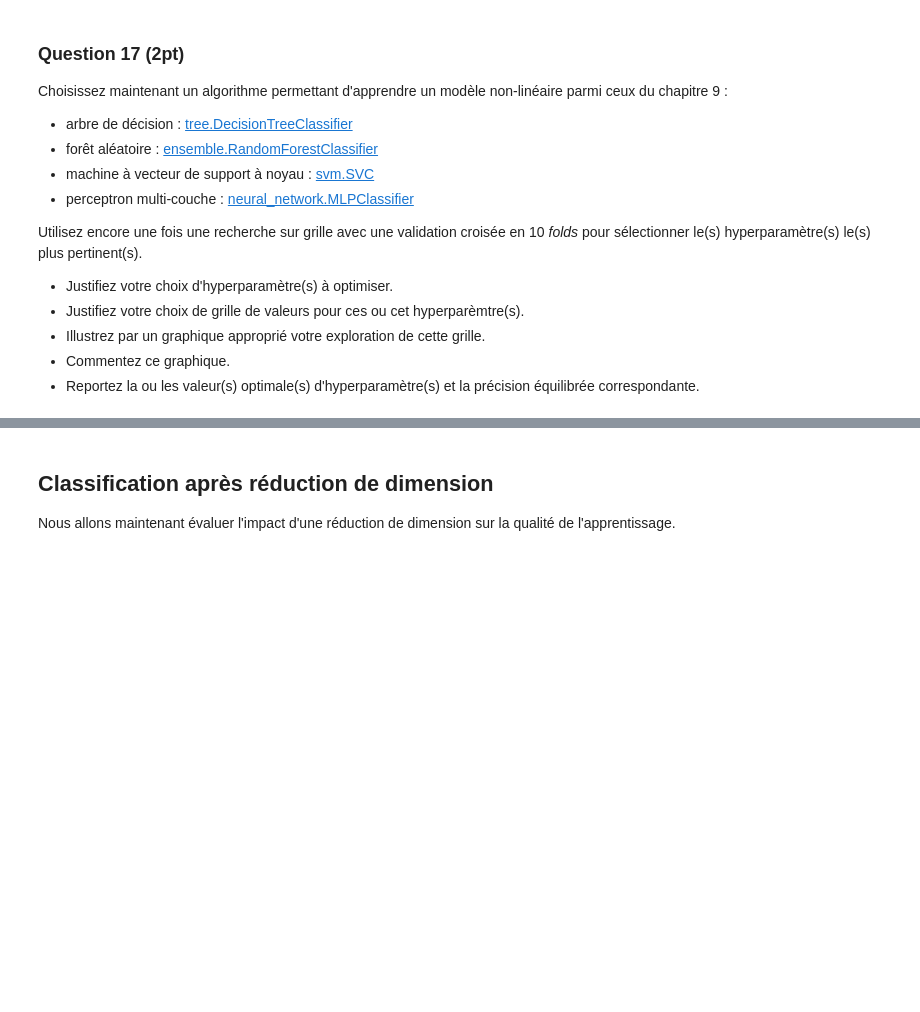
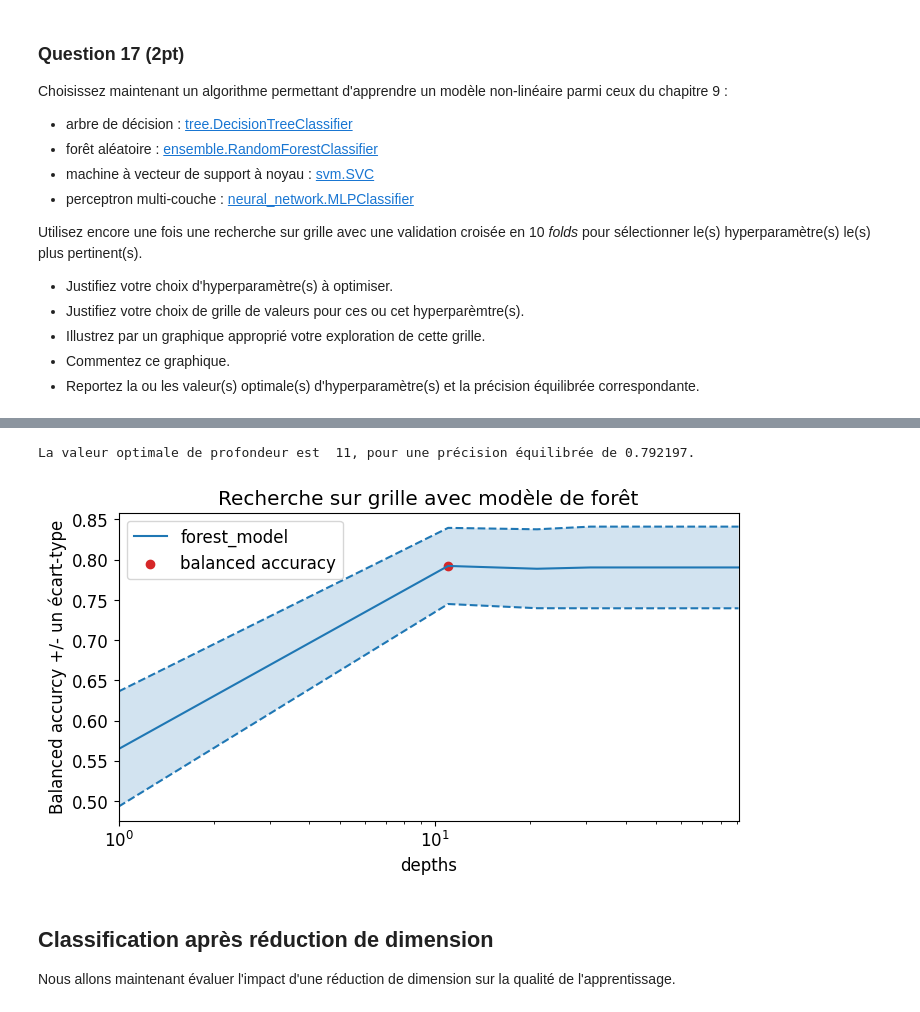
Before and after one commit to Josephine-gith/projet-data, a Jupyter notebook: Projet-jo.ipynb, the cells around one changed output, grey strips where cells are left out. Cells and saved outputs as stored; diff of their text form; code cells hidden in the pictures; blank space fills up the shorter version.

```diff
--- a/Projet-jo.ipynb
+++ b/Projet-jo.ipynb
@@ -430,3 +485,52 @@ Utilisez encore une fois une recherche sur grille avec une validation croisée e
+# %%
+from sklearn import ensemble
+#en jouant sur la profondeur
+
+# Définir la grille de valeurs de l'hyperparamètre alpha
+depths= np.arange(1,100,10)
+
+# Définir le modèle à tester
+forest_model = ensemble.RandomForestClassifier(random_state=25)
+
+# Instantier la recherche sur grille
+grid_forest = model_selection.GridSearchCV(forest_model, {'max_depth': depths},
+                                          cv=model_selection.KFold(n_splits=10, shuffle=True, random_state=42),
+                                          scoring='balanced_accuracy'
+                                         )
+
+# Utiliser la recherche sur grille
+grid_forest.fit(X_train_risk_vs_norisk, y_train_risk_vs_norisk)
+
+plt.figure(figsize=(8, 4))
+
+banlanced_accuracy= grid_forest.cv_results_['mean_test_score']
+std_error = grid_forest.cv_results_['std_test_score']
+
+# afficher les précision équilibrées avec une échelle logarithmique pour les abscisses :
+plt.semilogx(depths, banlanced_accuracy, label="forest_model", color='tab:blue')
+plt.semilogx(depths, banlanced_accuracy + std_error, color='tab:blue', linestyle='dashed')
+plt.semilogx(depths, banlanced_accuracy - std_error, color='tab:blue', linestyle='dashed')
+
+# colorer l'espace entre les courbes représentant les écarts-types
+plt.fill_between(depths, (banlanced_accuracy+ std_error), (banlanced_accuracy - std_error),
+                 alpha=0.2 # contrôle la transparence
+                )
+
+# afficher le meilleur score
+plt.scatter(grid_forest.best_params_['max_depth'], grid_forest.best_score_,
+           color='tab:red', label='balanced accuracy')
+print(f"La valeur optimale de profondeur est  {grid_forest.best_params_['max_depth']}, pour une précision équilibrée de {grid_forest.best_score_:2f}.")
+
+# Mise en forme
+plt.xlabel("depths")
+plt.ylabel("Balanced accurcy +/- un écart-type")
+plt.xlim([depths[0], depths[-1]])
+plt.title("Recherche sur grille avec modèle de forêt")
+plt.legend(loc='best')
+plt.show();
+# %% [output]
+La valeur optimale de profondeur est  11, pour une précision équilibrée de 0.792197.
+[figure, added]
 # %% [markdown]
 ## Classification après réduction de dimension
 
```
Also changed, not shown: parts of 18 cells of this notebook.
